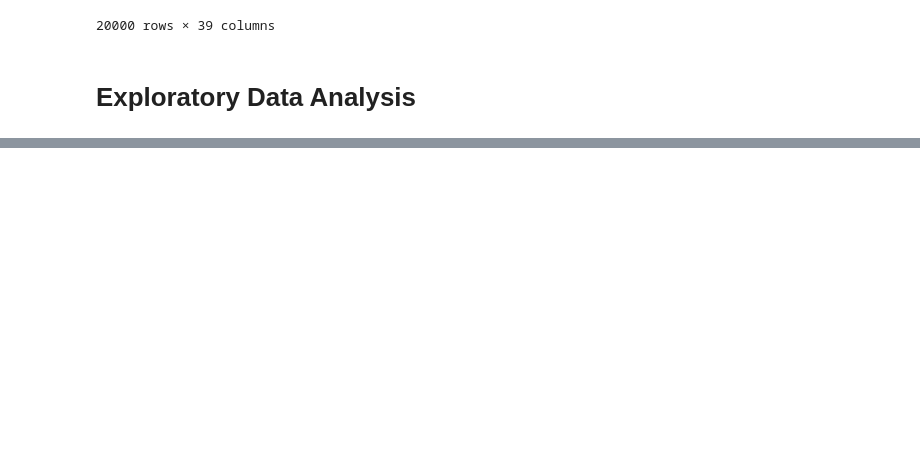
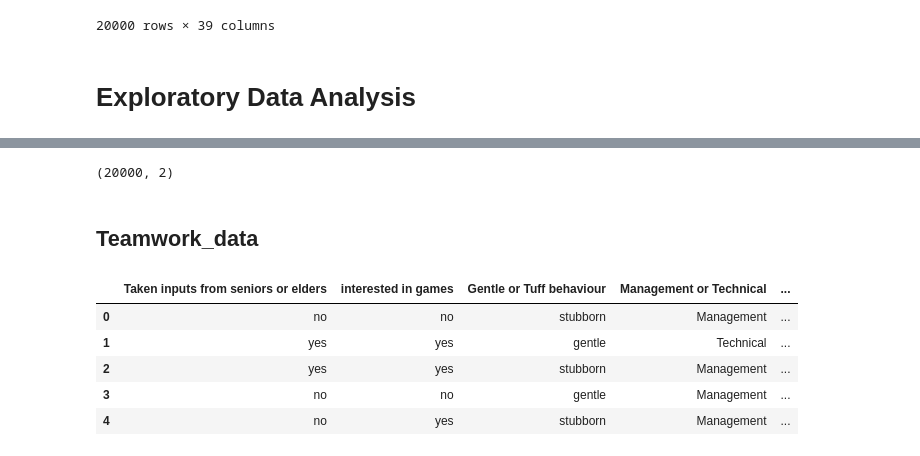
Before and after one commit to ashokseervi114/Job-role-prediction, a Jupyter notebook: ml project code/Project code/research1.ipynb, the cells around one changed output, grey strips where cells are left out. Cells and saved outputs as stored; diff of their text form; code cells hidden in the pictures; blank space fills up the shorter version.

```diff
--- a/ml project code/Project code/research1.ipynb
+++ b/ml project code/Project code/research1.ipynb
@@ -49,0 +168,17 @@ plt.plot(dataset.mean())
+# %%
+communication_skill_data.shape
+# %% [output]
+(20000, 2)
+# %% [markdown]
+## Teamwork_data
+# %%
+teamwork_data_r=dataset.iloc[:,[27,28,32,33,35,36]]
+# %%
+teamwork_data_r.head()
+# %% [output]
+|  | Taken inputs from seniors or elders | interested in games | Gentle or Tuff behaviour | Management or Technical | ... |
+| 0 | no | no | stubborn | Management | ... |
+| 1 | yes | yes | gentle | Technical | ... |
+| 2 | yes | yes | stubborn | Management | ... |
+| 3 | no | no | gentle | Management | ... |
+| 4 | no | yes | stubborn | Management | ... |
```
Also changed, not shown: parts of 52 cells of this notebook.
